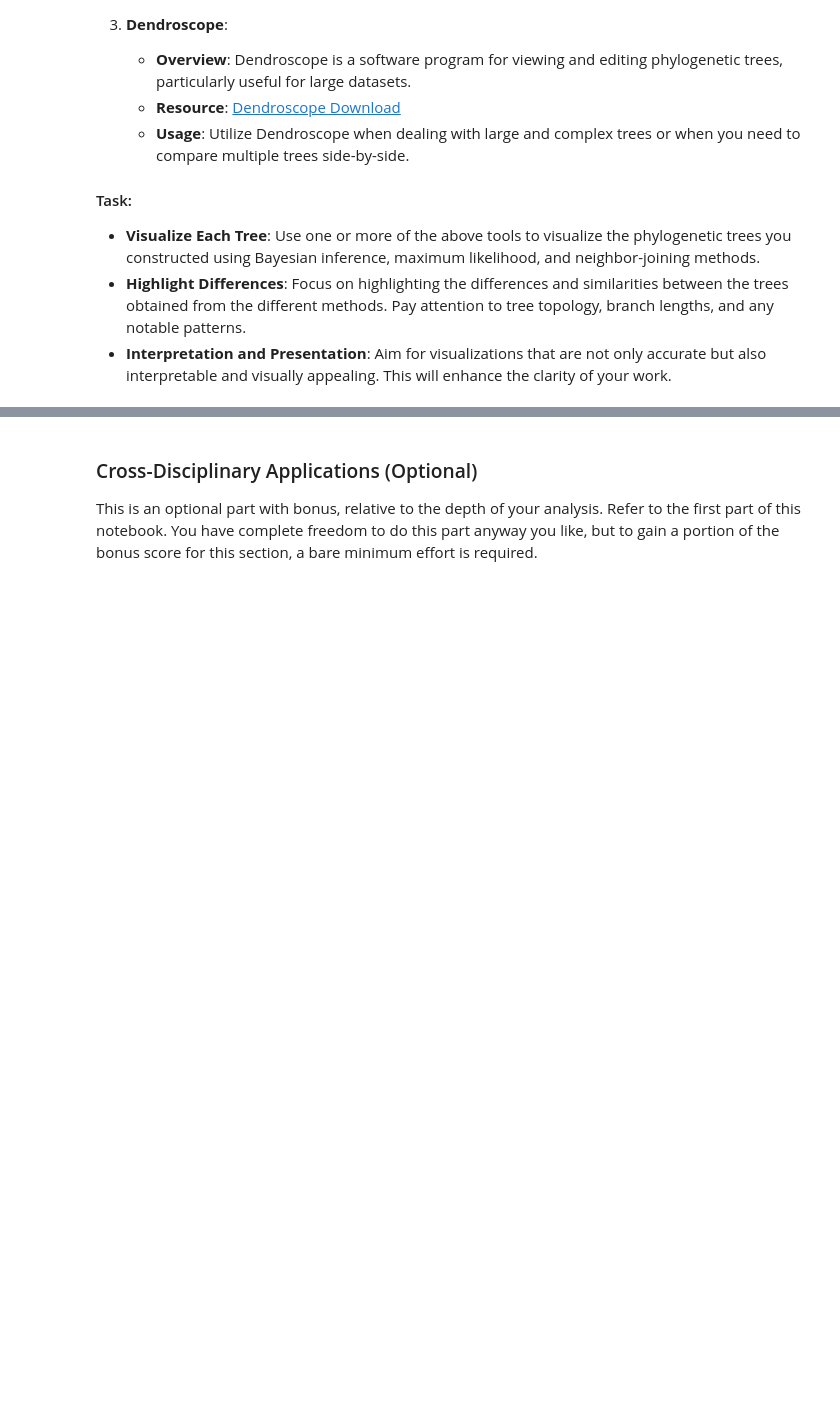
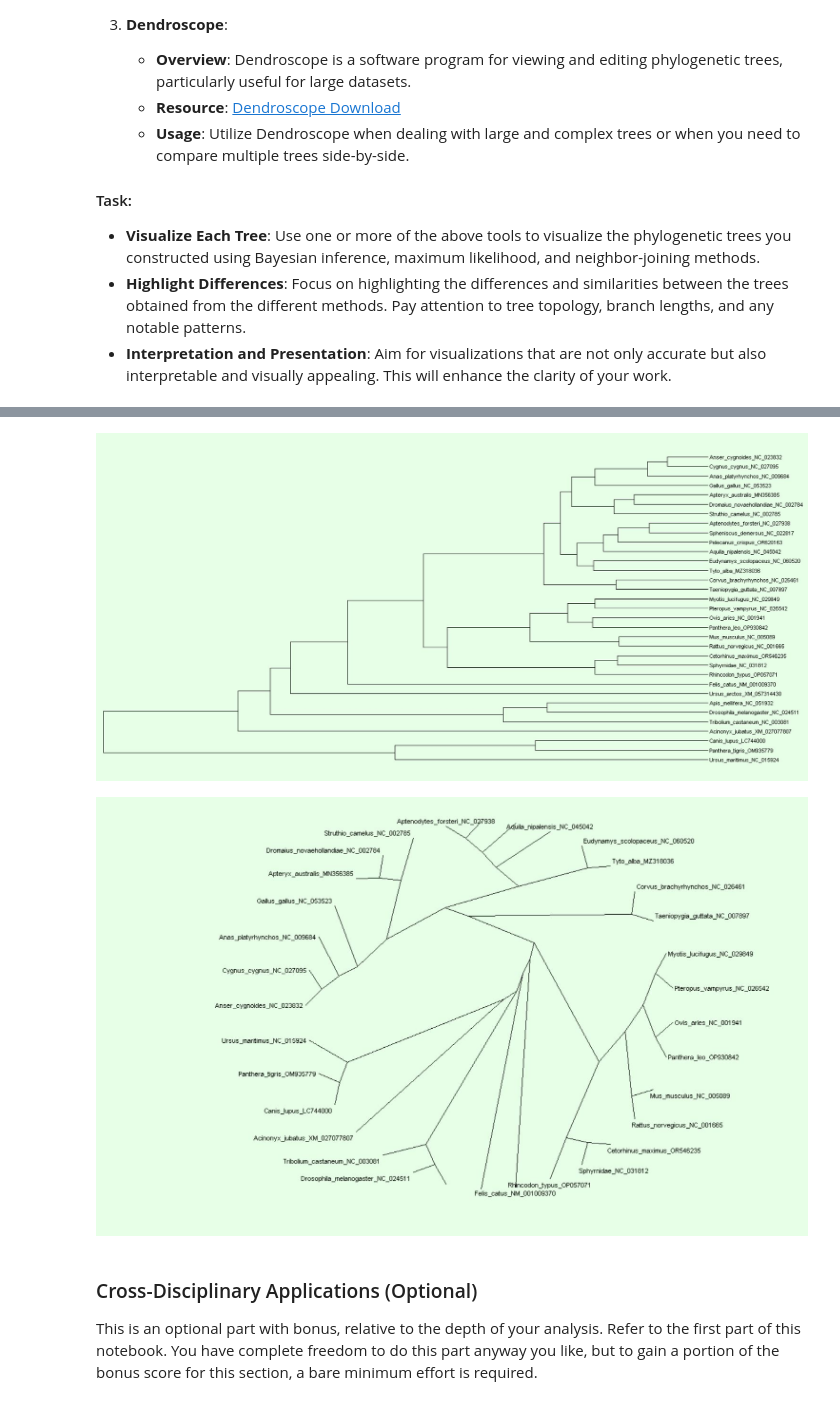
Before and after one commit to mjmaher987/Bioinformatics-Project, a Jupyter notebook: Task 2/MitochondrialComparisonPhylogeneticTreeConstruction.ipynb, the cells around one changed output, grey strips where cells are left out. Cells and saved outputs as stored; diff of their text form; code cells hidden in the pictures; blank space fills up the shorter version.

```diff
--- a/Task 2/MitochondrialComparisonPhylogeneticTreeConstruction.ipynb
+++ b/Task 2/MitochondrialComparisonPhylogeneticTreeConstruction.ipynb
@@ -650,3 +671,10 @@ Having constructed phylogenetic trees using different methods, our next task is
+# %%
+display(Image(filename='BITree1.JPG'))
+
+display(Image(filename='BITree2.JPG'))
+# %% [output]
+[figure, added]
+[figure, added]
 # %% [markdown]
 ### Cross-Disciplinary Applications (Optional)
 
```
Also changed, not shown: parts of 6 cells of this notebook, 6 other files.
